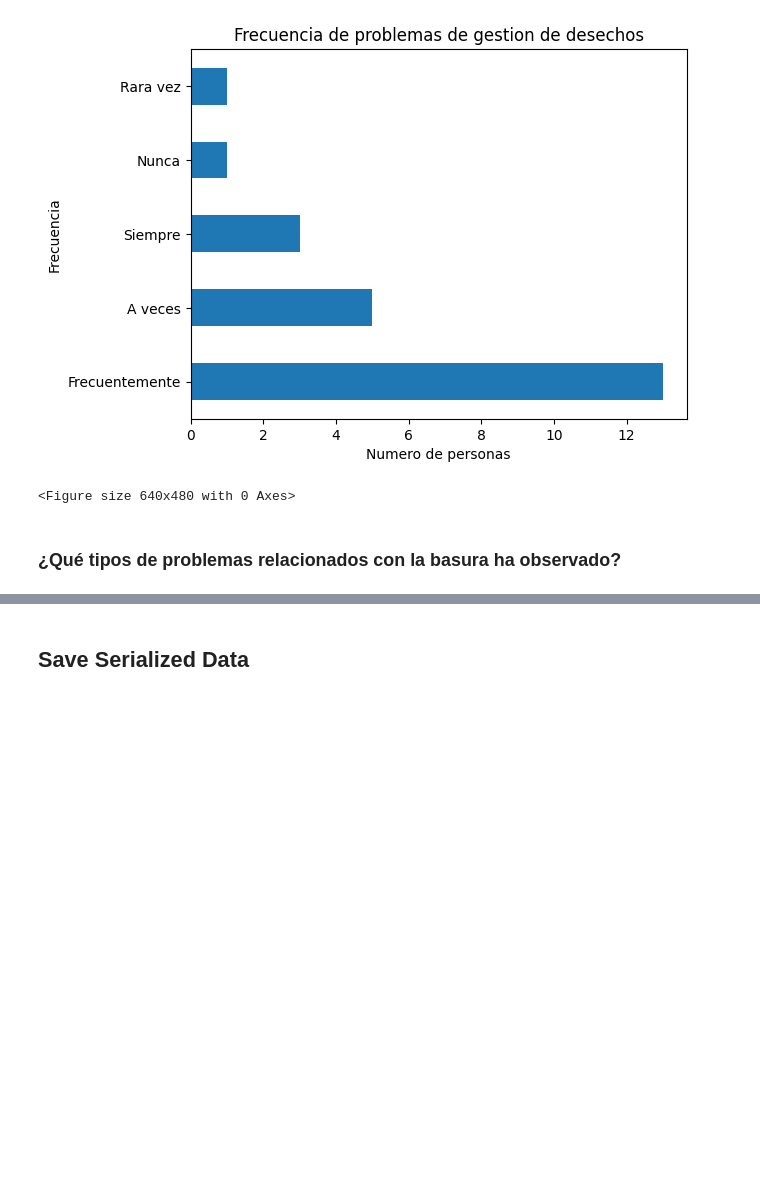
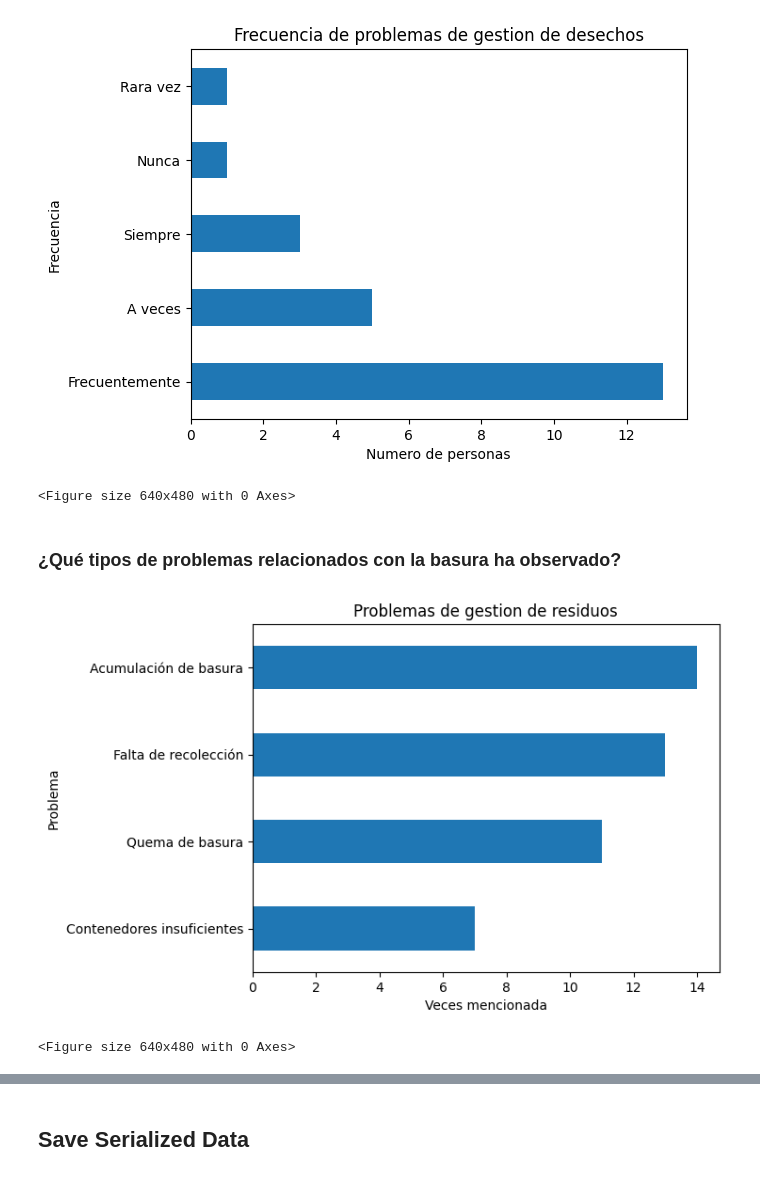
Before and after one commit to Mortadelo24/survey-integrador-one, a Jupyter notebook: notebook.ipynb, the cells around one changed output, grey strips where cells are left out. Cells and saved outputs as stored; diff of their text form; code cells hidden in the pictures; blank space fills up the shorter version.

```diff
--- a/notebook.ipynb
+++ b/notebook.ipynb
@@ -354,3 +374,13 @@ create_plot("frecuencia_desechos_problemas")
 <Figure size 640x480 with 0 Axes>
 # %% [markdown]
 ### ¿Qué tipos de problemas relacionados con la basura ha observado?
+# %%
+waste_problems_plot = results["waste_problems"].explode().value_counts().sort_values().plot(kind="barh")
+waste_problems_plot.set_title("Problemas de gestion de residuos")
+waste_problems_plot.set_yticklabels(labels=[waste_problems_labels[int(i.get_text())] for i in waste_problems_plot.get_yticklabels()])
+waste_problems_plot.set_xlabel("Veces mencionada")
+waste_problems_plot.set_ylabel("Problema")
+create_plot("problemas_residuos")
+# %% [output]
+[figure, added]
+<Figure size 640x480 with 0 Axes>
```
Also changed, not shown: parts of 13 cells of this notebook, 8 other files.
